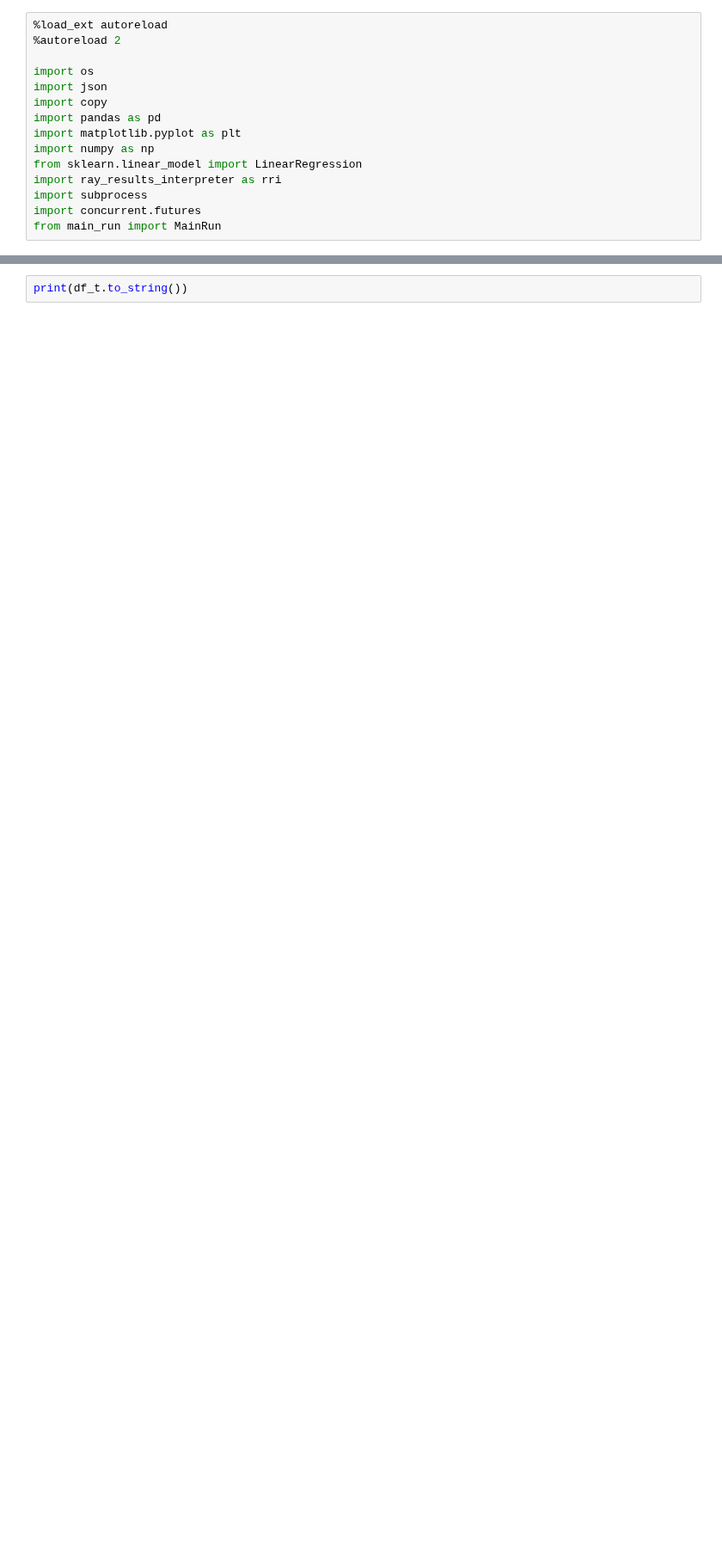
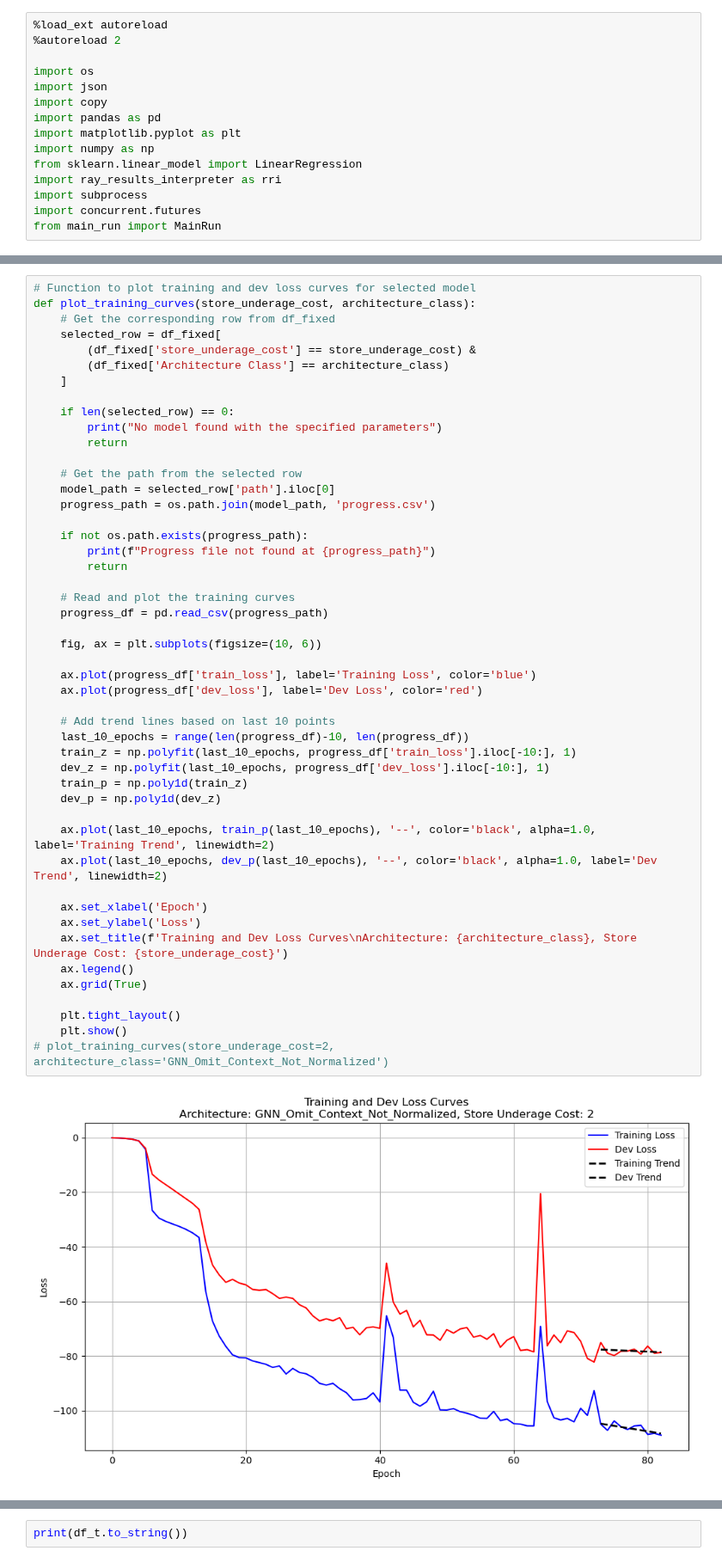
Before and after one commit to minuk302/Neural_inventory_control, a Jupyter notebook: analysis/ray_one_warehouse_real.ipynb, the cells around one changed output, grey strips where cells are left out. Shown at 86% size. Saved outputs shown, nothing was run; the diff lists cells and outputs as text; blank space fills up the shorter version.

```diff
--- a/analysis/ray_one_warehouse_real.ipynb
+++ b/analysis/ray_one_warehouse_real.ipynb
@@ -248,3 +363,53 @@ Error, NaN values found in loss columns /user/ml4723/Prj/NIC/ray_results/warehou
+# %%
+# Function to plot training and dev loss curves for selected model
+def plot_training_curves(store_underage_cost, architecture_class):
+    # Get the corresponding row from df_fixed
+    selected_row = df_fixed[
+        (df_fixed['store_underage_cost'] == store_underage_cost) &
+        (df_fixed['Architecture Class'] == architecture_class)
+    ]
+
+    if len(selected_row) == 0:
+        print("No model found with the specified parameters")
+        return
+
+    # Get the path from the selected row
+    model_path = selected_row['path'].iloc[0]
+    progress_path = os.path.join(model_path, 'progress.csv')
+
+    if not os.path.exists(progress_path):
+        print(f"Progress file not found at {progress_path}")
+        return
+
+    # Read and plot the training curves
+    progress_df = pd.read_csv(progress_path)
+
+    fig, ax = plt.subplots(figsize=(10, 6))
+
+    ax.plot(progress_df['train_loss'], label='Training Loss', color='blue')
+    ax.plot(progress_df['dev_loss'], label='Dev Loss', color='red')
+
+    # Add trend lines based on last 10 points
+    last_10_epochs = range(len(progress_df)-10, len(progress_df))
+    train_z = np.polyfit(last_10_epochs, progress_df['train_loss'].iloc[-10:], 1)
+    dev_z = np.polyfit(last_10_epochs, progress_df['dev_loss'].iloc[-10:], 1)
+    train_p = np.poly1d(train_z)
+    dev_p = np.poly1d(dev_z)
+
+    ax.plot(last_10_epochs, train_p(last_10_epochs), '--', color='black', alpha=1.0, label='Training Trend', linewidth=2)
+    ax.plot(last_10_epochs, dev_p(last_10_epochs), '--', color='black', alpha=1.0, label='Dev Trend', linewidth=2)
+
+    ax.set_xlabel('Epoch')
+    ax.set_ylabel('Loss')
+    ax.set_title(f'Training and Dev Loss Curves\nArchitecture: {architecture_class}, Store Underage Cost: {store_underage_cost}')
+    ax.legend()
+    ax.grid(True)
+
+    plt.tight_layout()
+    plt.show()
+# plot_training_curves(store_underage_cost=2, architecture_class='GNN_Omit_Context_Not_Normalized')
+# %% [output]
+[figure, added]
 # %%
 def collect_data_and_plot(df, test_mode, setting_name, x_axis_value):
     def run_main_run(row):
```
Also changed, not shown: parts of 10 cells of this notebook, 24 other files.
